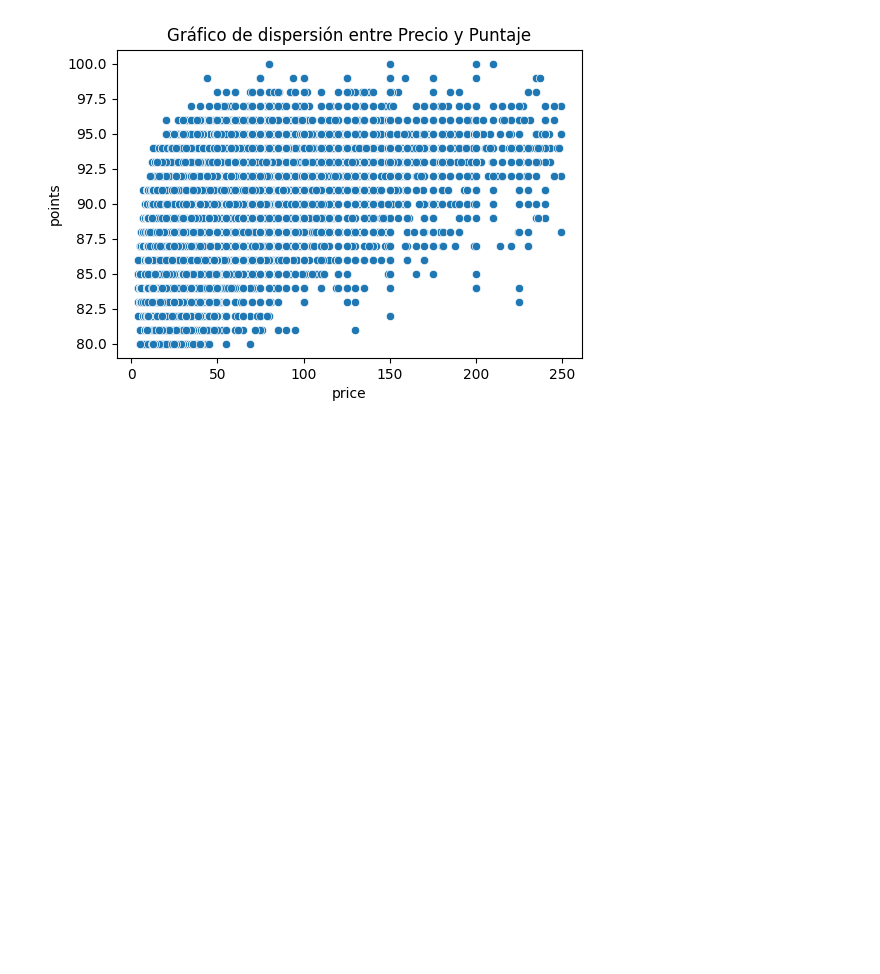
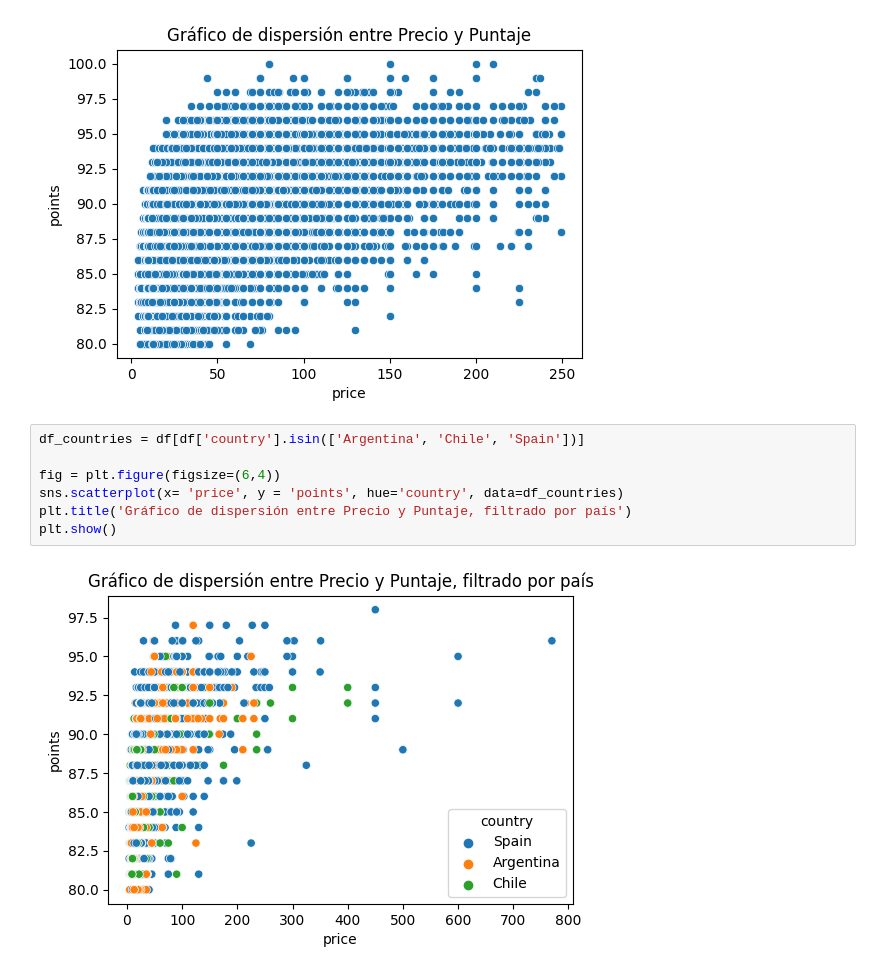
Before and after one commit to PaulaVillarS/ws-streamlit, a Jupyter notebook: Visualizaciones.ipynb, the cells around one changed output. Cells and saved outputs as stored; diff of their text form; blank space fills up the shorter version.

```diff
--- a/Visualizaciones.ipynb
+++ b/Visualizaciones.ipynb
@@ -18,6 +18,15 @@ plt.title('Gráfico de dispersión entre Precio y Puntaje')
 plt.show()
 # %% [output]
 [figure]
+# %%
+df_countries = df[df['country'].isin(['Argentina', 'Chile', 'Spain'])]
+
+fig = plt.figure(figsize=(6,4))
+sns.scatterplot(x= 'price', y = 'points', hue='country', data=df_countries)
+plt.title('Gráfico de dispersión entre Precio y Puntaje, filtrado por país')
+plt.show()
+# %% [output]
+[figure, added]
 # %%
 df_countries = df[df['country']=='Argentina']
 fig = plt.figure()
```
Also changed, not shown: parts of 2 cells of this notebook.
